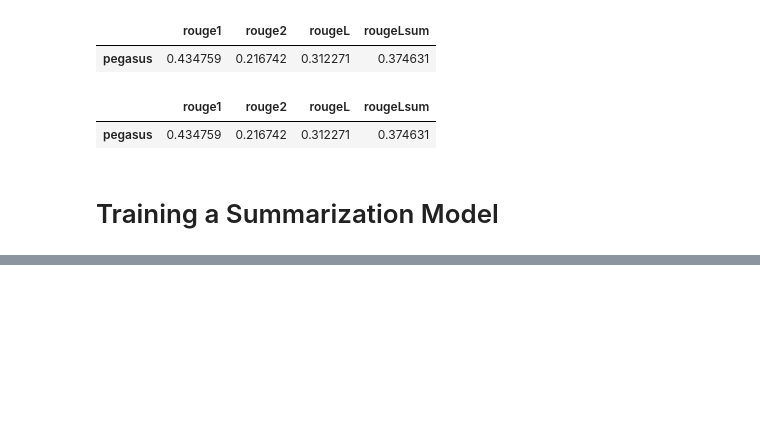
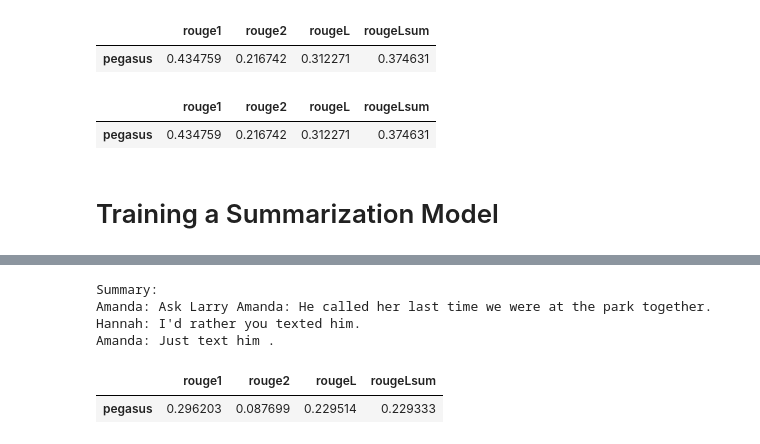
Before and after one commit to Ice-Citron/NLP-Transformer, a Jupyter notebook: Chapter 6/CS_EE_Summarisation.ipynb, the cells around one changed output, grey strips where cells are left out. Drawn from its saved outputs; the diff is of its cells as text; code cells hidden in the pictures; blank space fills up the shorter version.

```diff
--- a/Chapter 6/CS_EE_Summarisation.ipynb
+++ b/Chapter 6/CS_EE_Summarisation.ipynb
@@ -697,0 +795,15 @@ pd.DataFrame(rouge_dict, index=["pegasus"])
+# %%
+import matplotlib.pyplot as plt
+import pandas as pd
+from datasets import load_dataset, load_metric
+from transformers import AutoModelForSeq2SeqLM, AutoTokenizer
+
+dataset_samsum = load_dataset("samsum")
+split_lengths = [len(dataset_samsum[split])for split in dataset_samsum]
+
+print(f"Split lengths: {split_lengths}")
+print(f"Features: {dataset_samsum['train'].column_names}")
+print("\nDialogue:")
+print(dataset_samsum["test"][0]["dialogue"])
+print("\nSummary:")
+print(dataset_samsum["test"][0]["summary"])
@@ -697,0 +857,35 @@ pd.DataFrame(rouge_dict, index=["pegasus"])
+# %%
+from transformers import AutoModelForSeq2SeqLM, AutoTokenizer
+from transformers import pipeline
+
+device = "cuda" if torch.cuda.is_available() else "cpu"
+
+model_ckpt = "google/pegasus-cnn_dailymail"
+tokenizer = AutoTokenizer.from_pretrained(model_ckpt)
+model = AutoModelForSeq2SeqLM.from_pretrained(model_ckpt).to(device)
+pipe = pipeline("summarization", model="google/pegasus-cnn_dailymail")
+
+
+pipe_out = pipe(dataset_samsum["test"][0]["dialogue"])
+print("Summary:")
+print(pipe_out[0]["summary_text"].replace(" .<n>", ".\n"))
+# %% [output]
+Summary:
+Amanda: Ask Larry Amanda: He called her last time we were at the park together.
+Hannah: I'd rather you texted him.
+Amanda: Just text him .
+# %%
+rouge_metric = load_metric("rouge")
+
+score = evaluate_summaries_pegasus(dataset_samsum["test"], rouge_metric, model,
+                                   tokenizer, column_text="dialogue",
+                                   column_summary="summary", batch_size=8)
+# %%
+rouge_metric = load_metric("rouge", cache_dir=None)
+rouge_names = ["rouge1", "rouge2", "rougeL", "rougeLsum"]
+
+rouge_dict = dict((rn, score[rn].mid.fmeasure) for rn in rouge_names)
+pd.DataFrame(rouge_dict, index=["pegasus"])
+# %% [output]
+|  | rouge1 | rouge2 | rougeL | rougeLsum |
+| pegasus | 0.296203 | 0.087699 | 0.229514 | 0.229333 |
```
Also changed, not shown: parts of 43 cells of this notebook.
